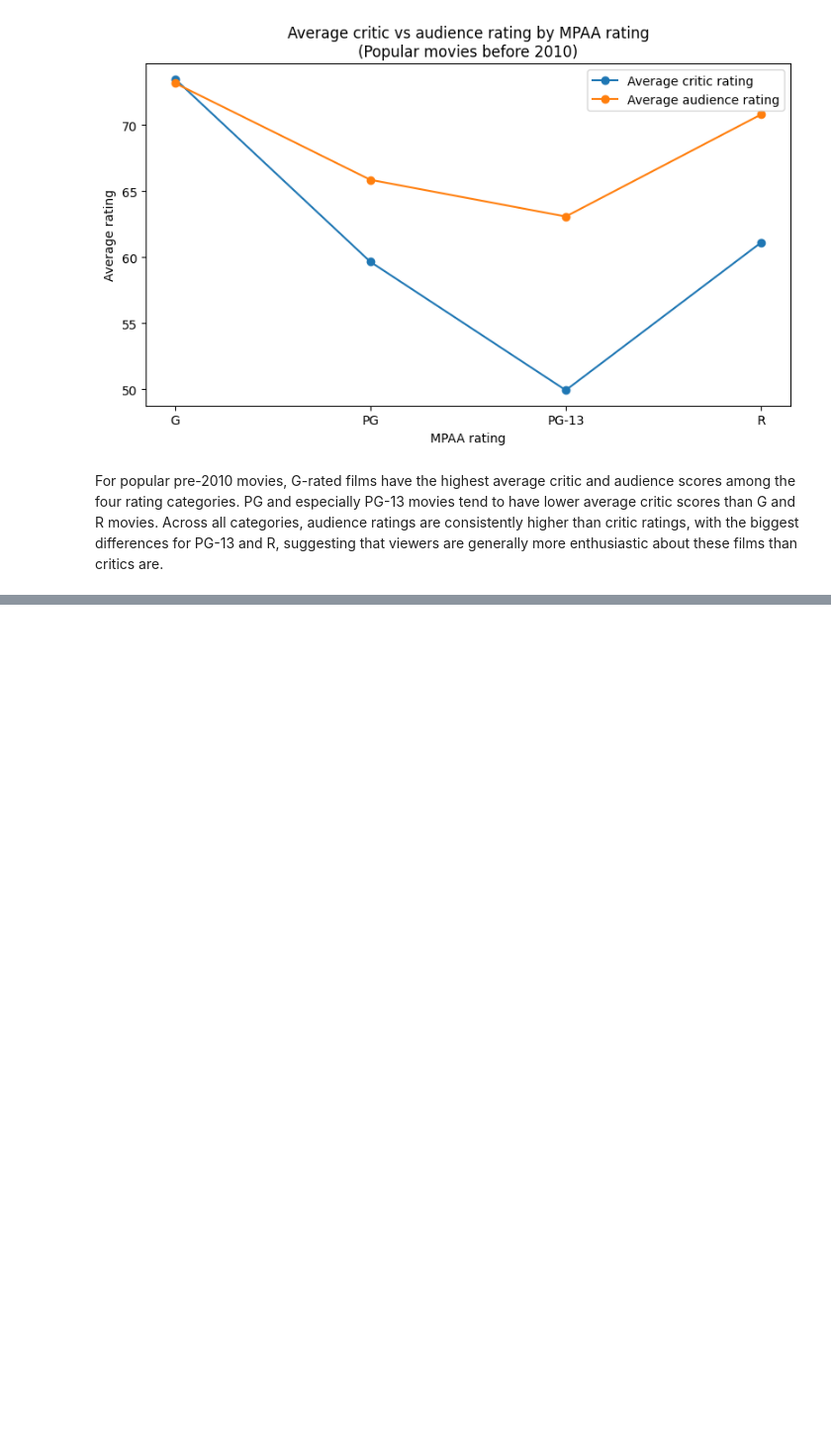
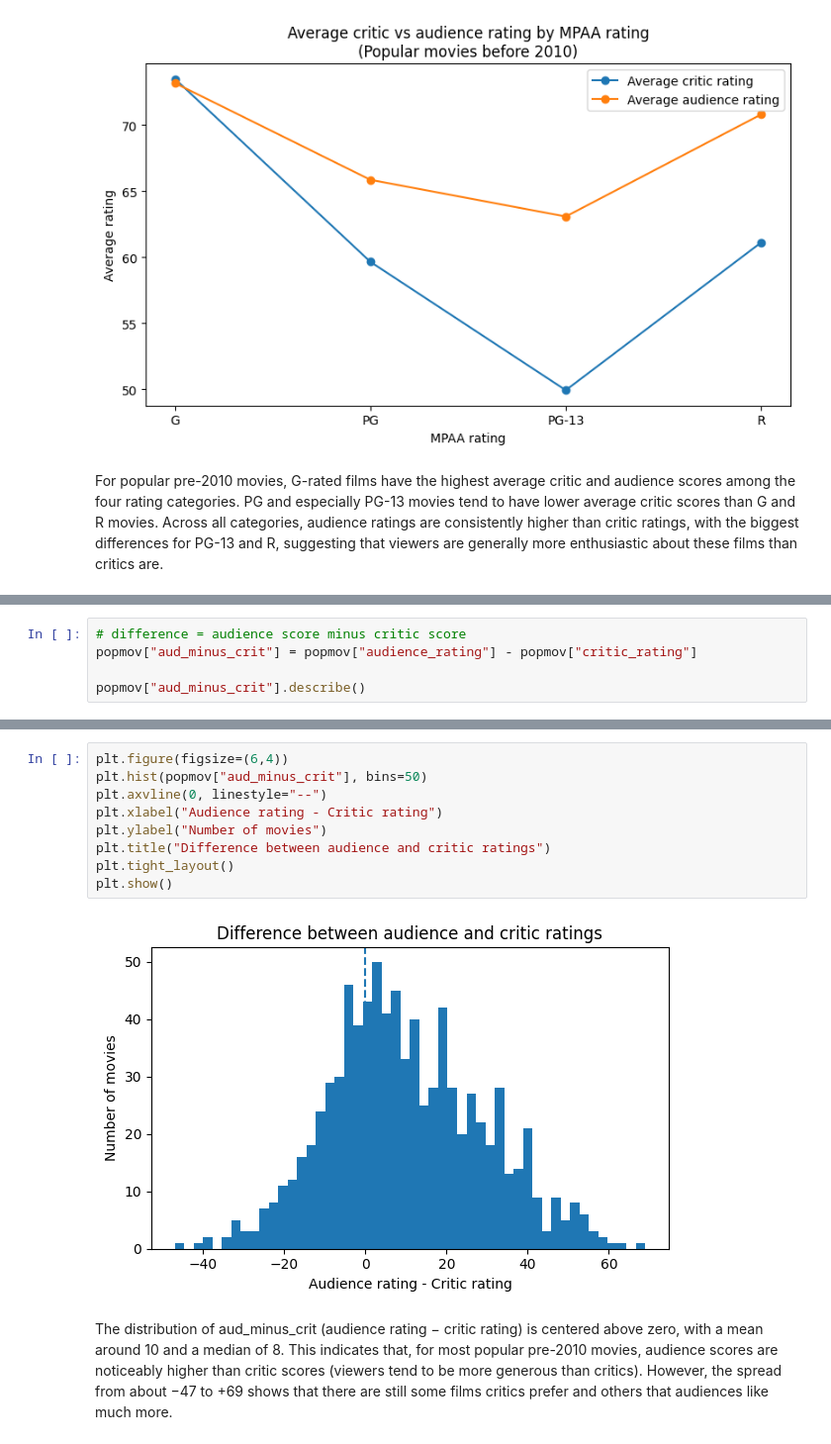
Before and after one commit to fayyyyyxy/movie-rating-prediction, a Jupyter notebook: src/cleaning_EDA/EDA_popmov2010.ipynb, the cells around one changed output, grey strips where cells are left out. Shown at 99% size. Cells and saved outputs as stored; diff of their text form; blank space fills up the shorter version.

```diff
--- a/src/cleaning_EDA/EDA_popmov2010.ipynb
+++ b/src/cleaning_EDA/EDA_popmov2010.ipynb
@@ -83,0 +187,5 @@ For popular pre-2010 movies, G-rated films have the highest average critic and a
+# %%
+# difference = audience score minus critic score
+popmov["aud_minus_crit"] = popmov["audience_rating"] - popmov["critic_rating"]
+
+popmov["aud_minus_crit"].describe()
@@ -83,0 +202,13 @@ For popular pre-2010 movies, G-rated films have the highest average critic and a
+# %%
+plt.figure(figsize=(6,4))
+plt.hist(popmov["aud_minus_crit"], bins=50)
+plt.axvline(0, linestyle="--")
+plt.xlabel("Audience rating - Critic rating")
+plt.ylabel("Number of movies")
+plt.title("Difference between audience and critic ratings")
+plt.tight_layout()
+plt.show()
+# %% [output]
+[figure, added]
+# %% [markdown]
+The distribution of aud_minus_crit (audience rating − critic rating) is centered above zero, with a mean around 10 and a median of 8. This indicates that, for most popular pre-2010 movies, audience scores are noticeably higher than critic scores (viewers tend to be more generous than critics). However, the spread from about −47 to +69 shows that there are still some films critics prefer and others that audiences like much more.
```
Also changed, not shown: parts of 13 cells of this notebook.
